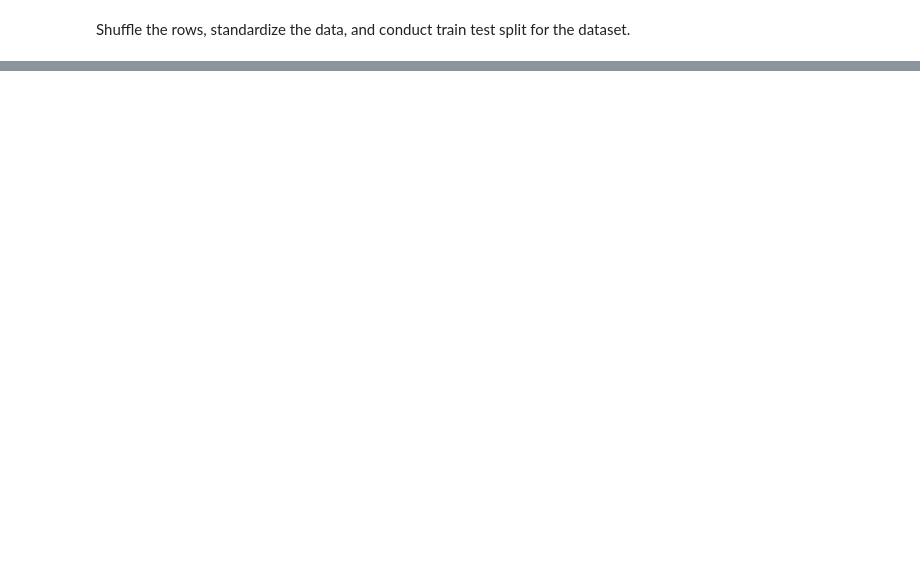
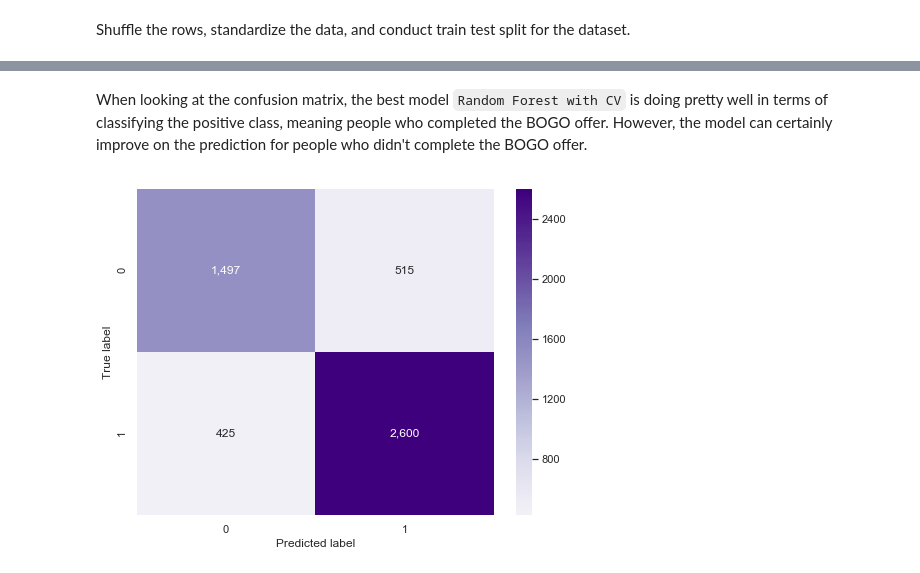
Before and after one commit to michellehsu2018/udacity-starbucks-capstone, a Jupyter notebook: Starbucks_Capstone_notebook.ipynb, the cells around one changed output, grey strips where cells are left out. Drawn from its saved outputs; the diff is of its cells as text; code cells hidden in the pictures; blank space fills up the shorter version.

```diff
--- a/Starbucks_Capstone_notebook.ipynb
+++ b/Starbucks_Capstone_notebook.ipynb
@@ -633,0 +679,4 @@ roc_auc_score(np.array(y_test), pred_lr)
+# %%
+parameters = {'n_neighbors':[3, 4, 5, 6, 7, 8, 9, 10]}
+knn_cv = GridSearchCV(KNeighborsClassifier(), cv = StratifiedKFold(n_splits=5, shuffle = True), param_grid = parameters, n_jobs = -1)
+knn_cv.fit(X_train, y_train)
@@ -633,0 +702,5 @@ roc_auc_score(np.array(y_test), pred_lr)
+# %%
+from sklearn.ensemble import RandomForestRegressor
+rf = RandomForestRegressor()
+rf.fit(X_train, y_train)
+pred_rf = rf.predict(X_test)
@@ -633,0 +719,4 @@ roc_auc_score(np.array(y_test), pred_lr)
+# %%
+parameters = {'n_estimators':[5,10,15,20], 'max_depth':[5,10,15,20], 'min_samples_leaf':[5,10,15,20]}
+rf_cv = GridSearchCV(RandomForestRegressor(), cv = StratifiedKFold(n_splits=5, shuffle = True), param_grid = parameters, n_jobs = -1)
+rf_cv.fit(X_train, y_train)
@@ -633,0 +745,5 @@ roc_auc_score(np.array(y_test), pred_lr)
+# %%
+pred_rf_cv = rf_cv.predict(X_test)
+pred_rf_cv[pred_rf_cv >=0.5] = 1
+pred_rf_cv[pred_rf_cv <0.5] =0
+evaluation_metrics(pred_rf_cv)
@@ -689,0 +832,13 @@ roc_auc_score(y_test, pred_nn)
+# %% [markdown]
+When looking at the confusion matrix, the best model `Random Forest with CV` is doing pretty well in terms of classifying the positive class, meaning people who completed the BOGO offer. However, the model can certainly improve on the prediction for people who didn't complete the BOGO offer.
+# %%
+from sklearn.metrics import confusion_matrix
+plt.figure(figsize=(8,6))
+rf_cv_cm = confusion_matrix(np.array(y_test), pred_rf_cv)
+sns.heatmap(rf_cv_cm, cmap='Purples', annot=True, fmt=',.0f', center=1400)
+axis_font = {'size':'12'}
+plt.ylabel('True label', **axis_font)
+plt.xlabel('Predicted label', **axis_font)
+plt.show()
+# %% [output]
+[figure, added]
```
Also changed, not shown: parts of 40 cells of this notebook, 6 other files.
